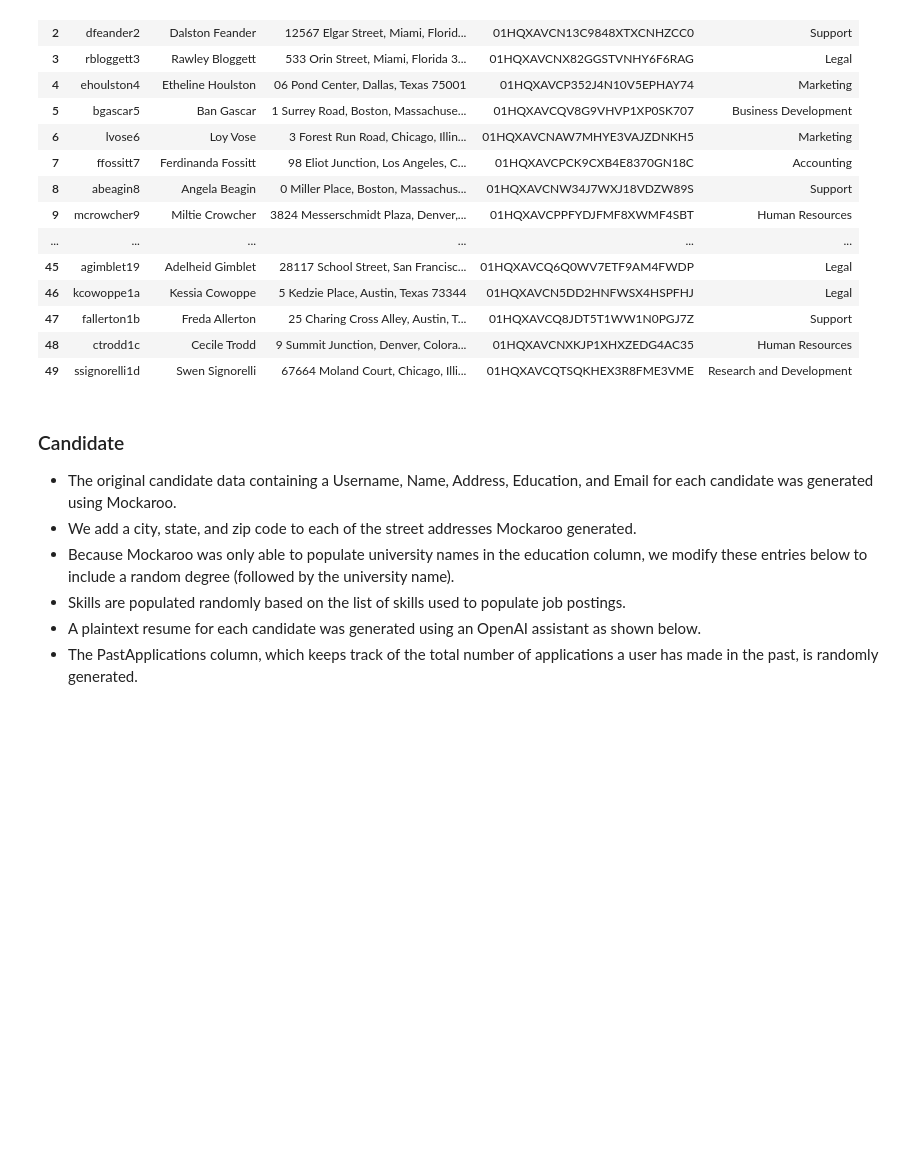
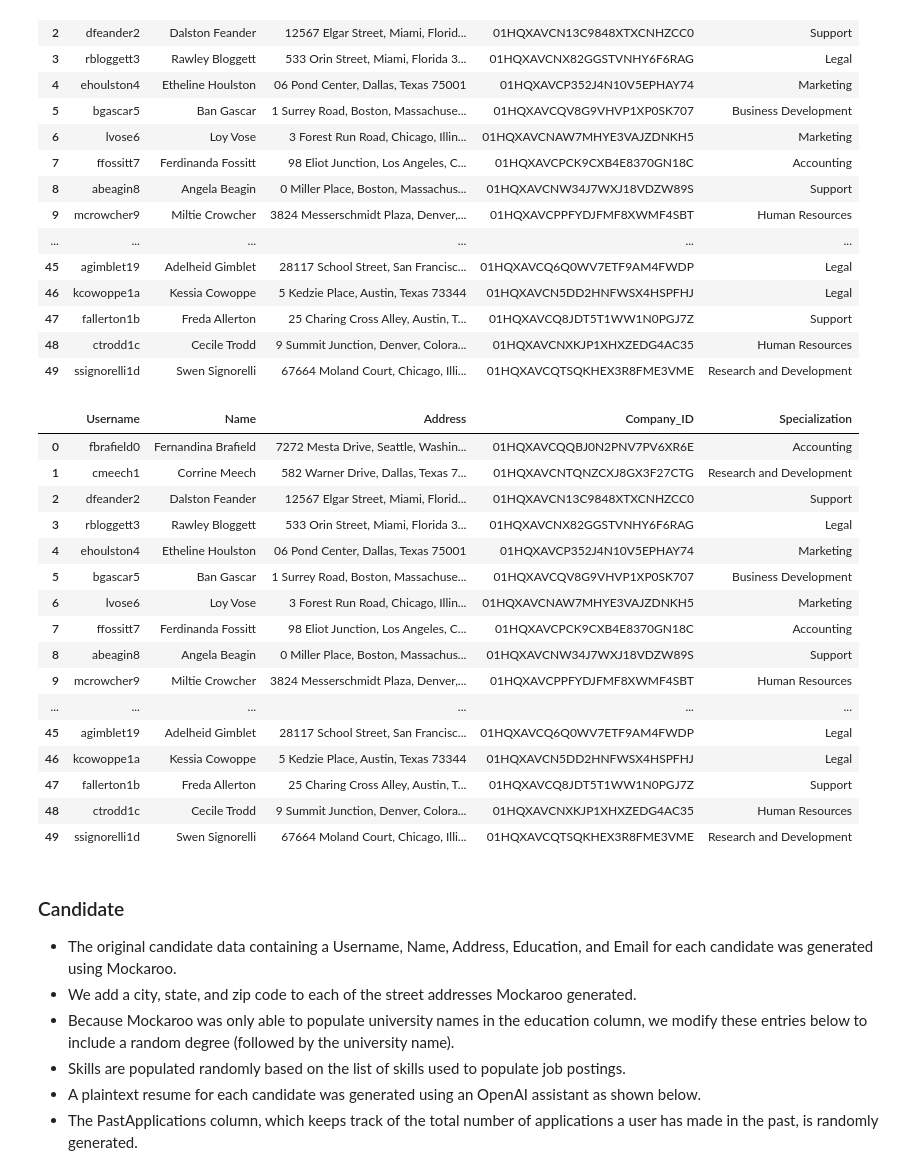
Before and after one commit to vbainwala/TalentTrove, a Jupyter notebook: make_data.ipynb, the cells around one changed output. Saved outputs shown, nothing was run; the diff lists cells and outputs as text; code cells hidden in the pictures; blank space fills up the shorter version.

Commit message:
Fixes #1: correct Employee data to have Company_ID foreign key

```diff
--- a/make_data.ipynb
+++ b/make_data.ipynb
@@ -552,6 +576,28 @@ recruiter_df
 | 47 | fallerton1b | Freda Allerton | 25 Charing Cross Alley, Austin, T... | 01HQXAVCQ8JDT5T1WW1N0PGJ7Z | Support |
 | 48 | ctrodd1c | Cecile Trodd | 9 Summit Junction, Denver, Colora... | 01HQXAVCNXKJP1XHXZEDG4AC35 | Human Resources |
 | 49 | ssignorelli1d | Swen Signorelli | 67664 Moland Court, Chicago, Illi... | 01HQXAVCQTSQKHEX3R8FME3VME | Research and Development |
+# %%
+# Rename 'Company' to 'Company_ID'
+recruiter_df = recruiter_df.rename(columns={'Company': 'Company_ID'})
+recruiter_df
+# %% [output]
+|  | Username | Name | Address | Company_ID | Specialization |
+| 0 | fbrafield0 | Fernandina Brafield | 7272 Mesta Drive, Seattle, Washin... | 01HQXAVCQQBJ0N2PNV7PV6XR6E | Accounting |
+| 1 | cmeech1 | Corrine Meech | 582 Warner Drive, Dallas, Texas 7... | 01HQXAVCNTQNZCXJ8GX3F27CTG | Research and Development |
+| 2 | dfeander2 | Dalston Feander | 12567 Elgar Street, Miami, Florid... | 01HQXAVCN13C9848XTXCNHZCC0 | Support |
+| 3 | rbloggett3 | Rawley Bloggett | 533 Orin Street, Miami, Florida 3... | 01HQXAVCNX82GGSTVNHY6F6RAG | Legal |
+| 4 | ehoulston4 | Etheline Houlston | 06 Pond Center, Dallas, Texas 75001 | 01HQXAVCP352J4N10V5EPHAY74 | Marketing |
+| 5 | bgascar5 | Ban Gascar | 1 Surrey Road, Boston, Massachuse... | 01HQXAVCQV8G9VHVP1XP0SK707 | Business Development |
+| 6 | lvose6 | Loy Vose | 3 Forest Run Road, Chicago, Illin... | 01HQXAVCNAW7MHYE3VAJZDNKH5 | Marketing |
+| 7 | ffossitt7 | Ferdinanda Fossitt | 98 Eliot Junction, Los Angeles, C... | 01HQXAVCPCK9CXB4E8370GN18C | Accounting |
+| 8 | abeagin8 | Angela Beagin | 0 Miller Place, Boston, Massachus... | 01HQXAVCNW34J7WXJ18VDZW89S | Support |
+| 9 | mcrowcher9 | Miltie Crowcher | 3824 Messerschmidt Plaza, Denver,... | 01HQXAVCPPFYDJFMF8XWMF4SBT | Human Resources |
+| ... | ... | ... | ... | ... | ... |
+| 45 | agimblet19 | Adelheid Gimblet | 28117 School Street, San Francisc... | 01HQXAVCQ6Q0WV7ETF9AM4FWDP | Legal |
+| 46 | kcowoppe1a | Kessia Cowoppe | 5 Kedzie Place, Austin, Texas 73344 | 01HQXAVCN5DD2HNFWSX4HSPFHJ | Legal |
+| 47 | fallerton1b | Freda Allerton | 25 Charing Cross Alley, Austin, T... | 01HQXAVCQ8JDT5T1WW1N0PGJ7Z | Support |
+| 48 | ctrodd1c | Cecile Trodd | 9 Summit Junction, Denver, Colora... | 01HQXAVCNXKJP1XHXZEDG4AC35 | Human Resources |
+| 49 | ssignorelli1d | Swen Signorelli | 67664 Moland Court, Chicago, Illi... | 01HQXAVCQTSQKHEX3R8FME3VME | Research and Development |
 # %%
 recruiter_df.to_csv('data/Recruiter.csv', index=False)
 # %% [markdown]
```
Also changed, not shown: parts of 7 cells of this notebook, 1 other file.
